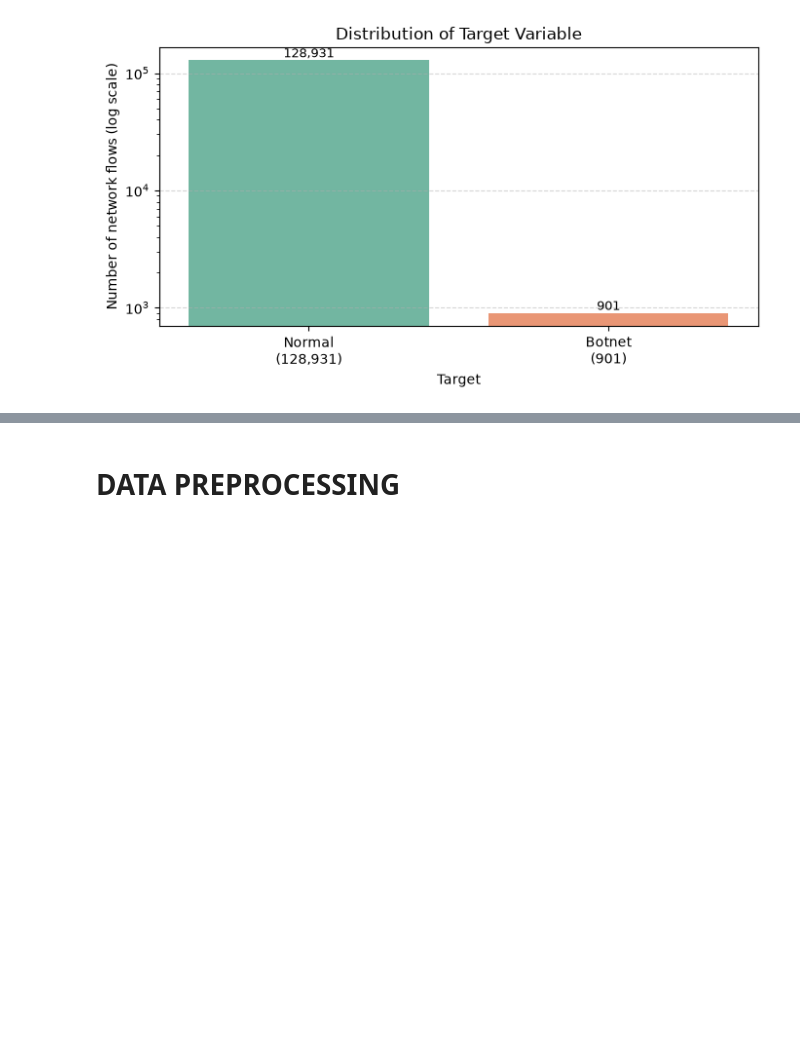
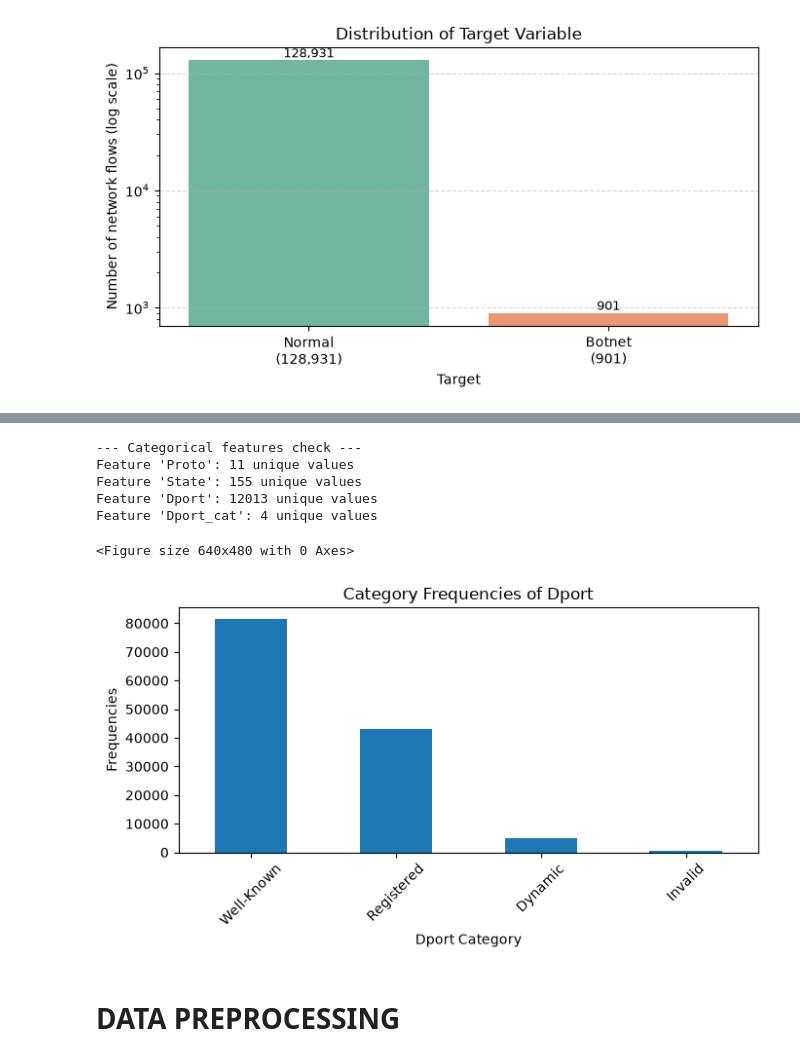
Before and after one commit to andco95/AI4C-25-26, a Jupyter notebook: notebooks/AI4C_Project.ipynb, the cells around one changed output, grey strips where cells are left out. Drawn from its saved outputs; the diff is of its cells as text; code cells hidden in the pictures; blank space fills up the shorter version.

```diff
--- a/notebooks/AI4C_Project.ipynb
+++ b/notebooks/AI4C_Project.ipynb
@@ -258,3 +198,83 @@ Feature 'Dport': 12012 unique values
+# %%
+#decimal conversion Dport
+for col in ['Dport']:
+  df[col] = df[col].replace(r'^\s*$', np.nan, regex=True) #replace empty strings with NaN
+
+  df[col] = df[col].apply(
+    lambda x: (int(str(x), 16)
+    if pd.notna(x) and str(x).strip().lower().startswith('0x')
+    else x
+    )
+  )
+
+  df[col] = pd.to_numeric(df[col], errors='coerce') #convert to numeric, coerce errors to NaN
+  df[col] = df[col].fillna(-1).astype(int).astype(str) #replace NaN with -1, conversion to str
+
+def categorize_port(port):
+    """Categorizza le porte secondo lo standard IANA."""
+    try:
+        # Gestione di valori esadecimali o formati stringa
+        if isinstance(port, str) and port.startswith('0x'):
+            p = int(port, 16)
+        else:
+            p = float(port)
+
+        if pd.isna(p):
+            return 'Missing'
+
+        p = int(p)
+        if 0 <= p <= 1023:
+            return 'Well-Known'
+        elif 1024 <= p <= 49151:
+            return 'Registered'
+        elif 49152 <= p <= 65535:
+            return 'Dynamic'
+        else:
+            return 'Invalid'
+    except (ValueError, TypeError):
+        return 'Invalid'
+
+if 'Dport' in df.columns:
+  df['Dport_cat'] = df['Dport'].apply(categorize_port)
+
+# Pulizia delle stringhe
+categorical_cols = df.select_dtypes(include=['object', 'str']).columns
+for col in categorical_cols:
+    df[col] = df[col].astype(str).str.strip()
+
+categorical_features = ['Proto', 'State', 'Dport', 'Dport_cat']
+if categorical_features:
+  print("\n--- Categorical features check ---")
+  for col in categorical_features:
+    number_unique = df[col].nunique()
+    print(f"Feature '{col}': {number_unique} unique values")
+
+Dport_category = df['Dport_cat'].value_counts()
+
+#set layout to avoid overlapping
+plt.tight_layout()
+plt.show()
+
+#barplot Dport frequency
+plt.figure(figsize=(7, 4))
+Dport_category.plot(kind="bar")
+
+plt.xlabel("Dport Category")
+plt.ylabel("Frequencies")
+plt.title("Category Frequencies of Dport")
+plt.xticks(rotation=45)
+
+#set layout to avoid overlapping
+plt.tight_layout()
+plt.show()
+# %% [output]
+--- Categorical features check ---
+Feature 'Proto': 11 unique values
+Feature 'State': 155 unique values
+Feature 'Dport': 12013 unique values
+Feature 'Dport_cat': 4 unique values
+<Figure size 640x480 with 0 Axes>
+[figure, added]
 # %% [markdown]
 # DATA PREPROCESSING
 # %%
```
Also changed, not shown: parts of 10 cells of this notebook.
